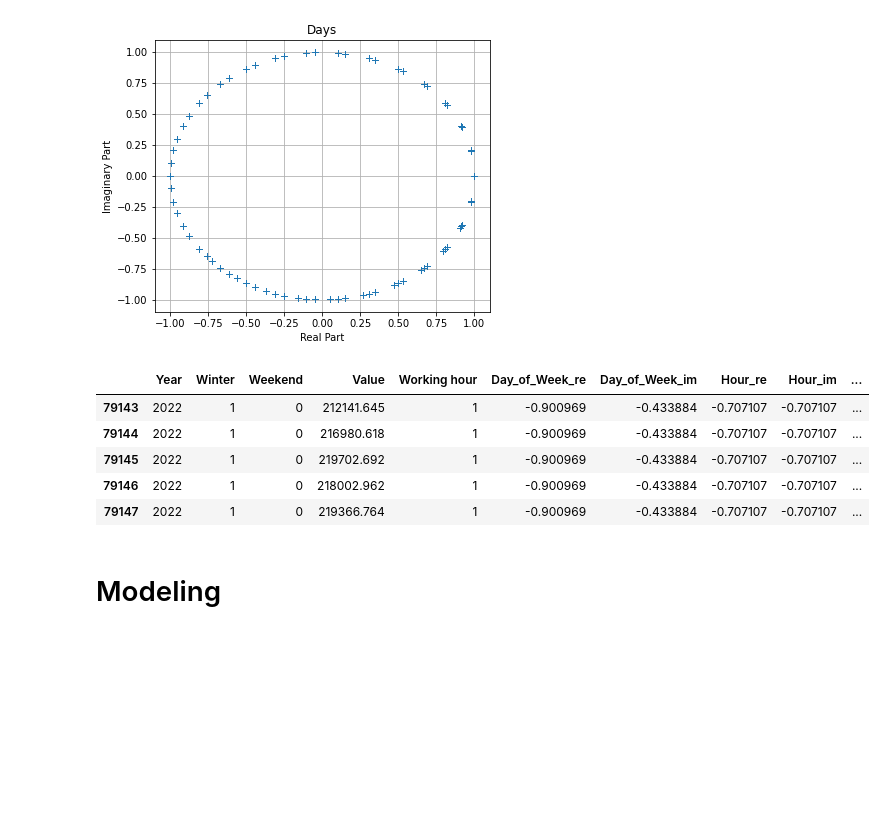
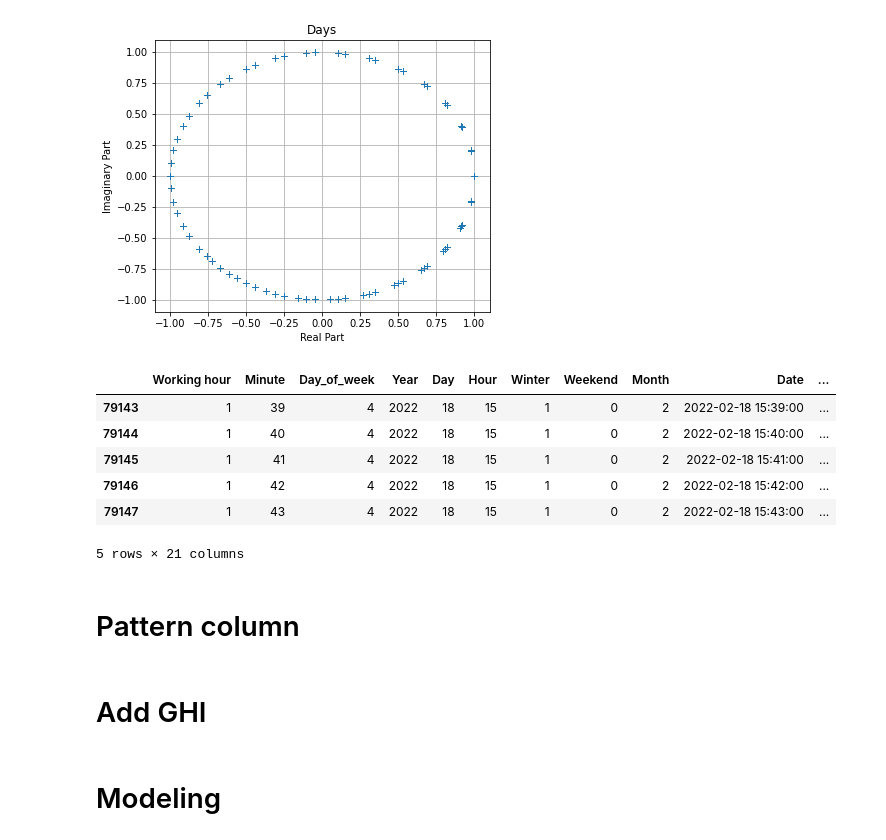
Before and after one commit to cojre/ml-project-2-stockdataholm, a Jupyter notebook: main.ipynb, the cells around one changed output. Drawn from its saved outputs; the diff is of its cells as text; code cells hidden in the pictures; blank space fills up the shorter version.

Commit message:
Beaucoup_de_trvail
- add pattern
- add modele avec complexe
- add ghi bizarre

```diff
--- a/main.ipynb
+++ b/main.ipynb
@@ -447,23 +447,28 @@ plot_cycle(days_re, days_im, 'Days')
 # %% [output]
 [figure]
 # %%
-param = list(set(list(df.columns)) - set(['Mean', 'Variance', 'Normalized', 'Date', 'Second', 'Month', 'Day', 'Day_of_week', 'Hour', 'Minute']))
+param = list(set(list(df.columns)) - set(['Mean', 'Variance', 'Normalized', 'Second']))
 new_df = df[param]
 new_df = new_df.assign(Day_of_Week_re=day_of_week_re.tolist())
 new_df = new_df.assign(Day_of_Week_im=day_of_week_im.tolist())
 new_df = new_df.assign(Hour_re=hour_re.tolist())
 new_df = new_df.assign(Hour_im=hour_im.tolist())
 new_df = new_df.assign(Minute_re=minute_re.tolist())
 new_df = new_df.assign(Minute_im=minute_im.tolist())
 new_df = new_df.assign(Month_re=month_re.tolist())
 new_df = new_df.assign(Month_im=month_im.tolist())
 new_df = new_df.assign(Day_re=days_re.tolist())
 new_df = new_df.assign(Day_im=days_im.tolist())
+
+
 new_df.head()
 # %% [output]
-|  | Year | Winter | Weekend | Value | Working hour | Day_of_Week_re | Day_of_Week_im | Hour_re | Hour_im | ... |
-| 79143 | 2022 | 1 | 0 | 212141.645 | 1 | -0.900969 | -0.433884 | -0.707107 | -0.707107 | ... |
-| 79144 | 2022 | 1 | 0 | 216980.618 | 1 | -0.900969 | -0.433884 | -0.707107 | -0.707107 | ... |
-| 79145 | 2022 | 1 | 0 | 219702.692 | 1 | -0.900969 | -0.433884 | -0.707107 | -0.707107 | ... |
-| 79146 | 2022 | 1 | 0 | 218002.962 | 1 | -0.900969 | -0.433884 | -0.707107 | -0.707107 | ... |
-| 79147 | 2022 | 1 | 0 | 219366.764 | 1 | -0.900969 | -0.433884 | -0.707107 | -0.707107 | ... |
+|  | Working hour | Minute | Day_of_week | Year | Day | Hour | Winter | Weekend | Month | Date | ... |
+| 79143 | 1 | 39 | 4 | 2022 | 18 | 15 | 1 | 0 | 2 | 2022-02-18 15:39:00 | ... |
+| 79144 | 1 | 40 | 4 | 2022 | 18 | 15 | 1 | 0 | 2 | 2022-02-18 15:40:00 | ... |
+| 79145 | 1 | 41 | 4 | 2022 | 18 | 15 | 1 | 0 | 2 | 2022-02-18 15:41:00 | ... |
+| 79146 | 1 | 42 | 4 | 2022 | 18 | 15 | 1 | 0 | 2 | 2022-02-18 15:42:00 | ... |
+| 79147 | 1 | 43 | 4 | 2022 | 18 | 15 | 1 | 0 | 2 | 2022-02-18 15:43:00 | ... |
+5 rows × 21 columns
+# %% [markdown]
+# Pattern column
@@ -469,0 +502,2 @@ new_df.head()
+# %% [markdown]
+# Add GHI
```
Also changed, not shown: parts of 20 cells of this notebook, 2 other files.
